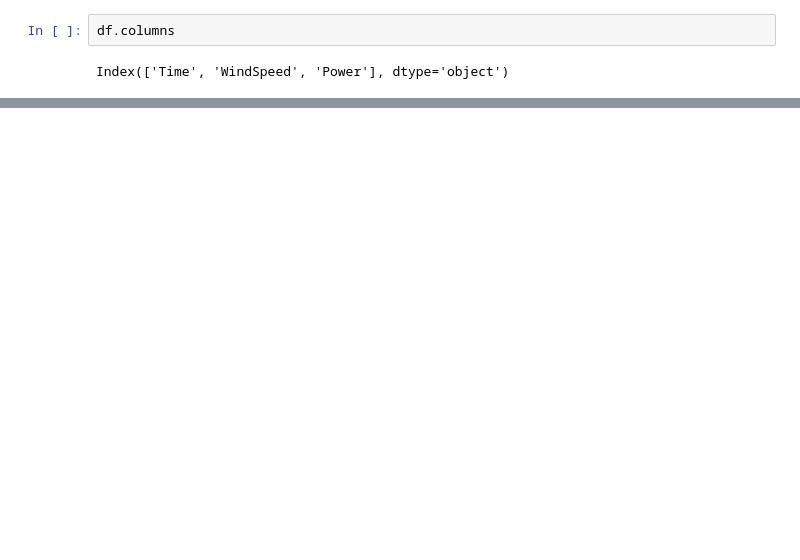
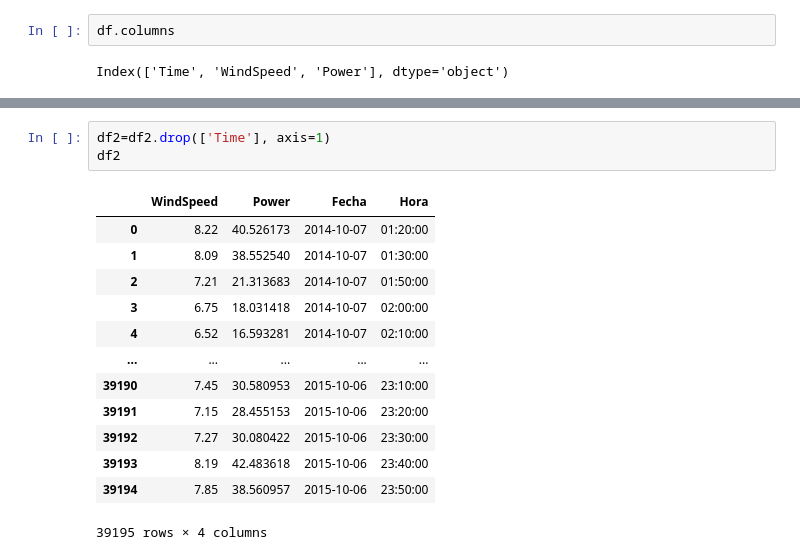
Before and after one commit to mteoraso/ML_Practice, a Jupyter notebook: Untitled50.ipynb, the cells around one changed output, grey strips where cells are left out. Cells and saved outputs as stored; diff of their text form; blank space fills up the shorter version.

```diff
--- a/Untitled50.ipynb
+++ b/Untitled50.ipynb
@@ -198,0 +301,17 @@ df.plot('Time', 'Power')
+# %%
+df2=df2.drop(['Time'], axis=1)
+df2
+# %% [output]
+|  | WindSpeed | Power | Fecha | Hora |
+| 0 | 8.22 | 40.526173 | 2014-10-07 | 01:20:00 |
+| 1 | 8.09 | 38.552540 | 2014-10-07 | 01:30:00 |
+| 2 | 7.21 | 21.313683 | 2014-10-07 | 01:50:00 |
+| 3 | 6.75 | 18.031418 | 2014-10-07 | 02:00:00 |
+| 4 | 6.52 | 16.593281 | 2014-10-07 | 02:10:00 |
+| ... | ... | ... | ... | ... |
+| 39190 | 7.45 | 30.580953 | 2015-10-06 | 23:10:00 |
+| 39191 | 7.15 | 28.455153 | 2015-10-06 | 23:20:00 |
+| 39192 | 7.27 | 30.080422 | 2015-10-06 | 23:30:00 |
+| 39193 | 8.19 | 42.483618 | 2015-10-06 | 23:40:00 |
+| 39194 | 7.85 | 38.560957 | 2015-10-06 | 23:50:00 |
+39195 rows × 4 columns
```
Also changed, not shown: parts of 19 cells of this notebook.
